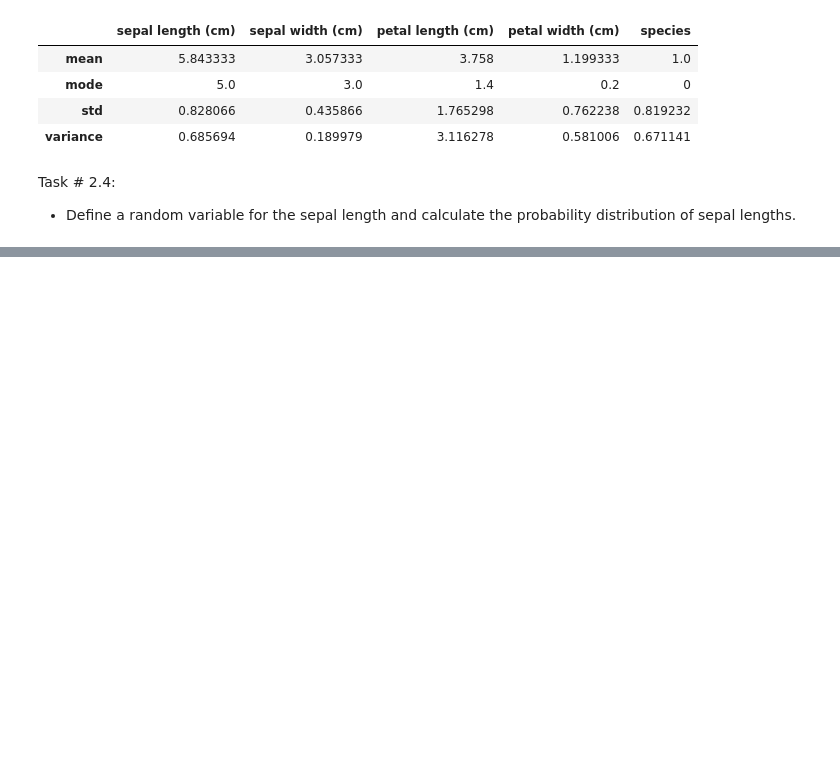
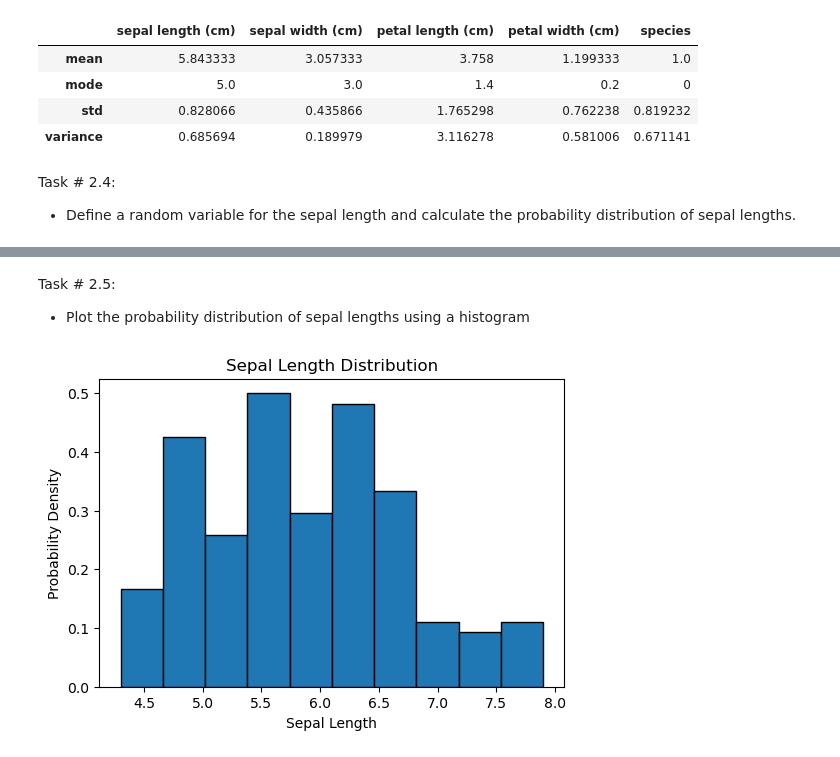
Before and after one commit to Syed-Shahir/100DaysOfBytewise, a Jupyter notebook: BTW_W3_Task2.ipynb, the cells around one changed output, grey strips where cells are left out. Drawn from its saved outputs; the diff is of its cells as text; code cells hidden in the pictures; blank space fills up the shorter version.

```diff
--- a/BTW_W3_Task2.ipynb
+++ b/BTW_W3_Task2.ipynb
@@ -92,0 +130,12 @@ distribution of sepal lengths.
+# %% [markdown]
+Task # 2.5:
+- Plot the probability distribution of sepal lengths using a histogram
+# %%
+plt.figure(figsize=(6,4))
+plt.hist(iris_df['sepal length (cm)'], bins=10,edgecolor = 'Black', density=True)
+plt.xlabel('Sepal Length')
+plt.ylabel('Probability Density')
+plt.title('Sepal Length Distribution')
+plt.show()
+# %% [output]
+[figure, added]
```
Also changed, not shown: parts of 4 cells of this notebook.
